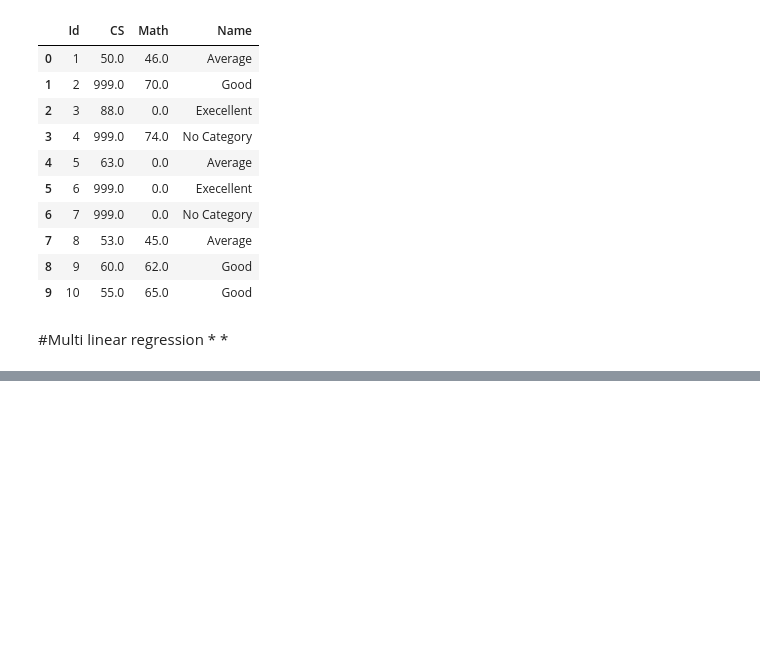
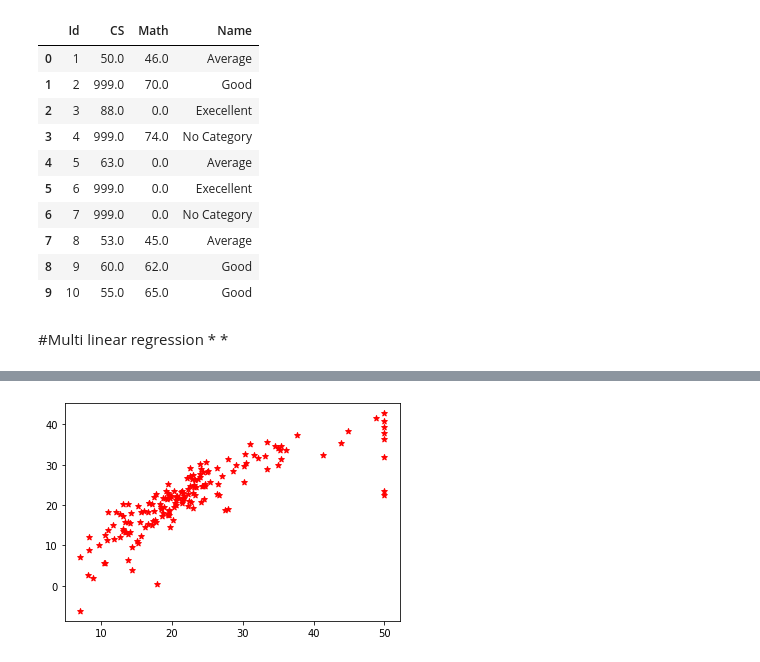
Before and after one commit to banshita209/Data-Science-and-Machine-Learning-with-Python, a Jupyter notebook: class9.ipynb, the cells around one changed output, grey strips where cells are left out. Cells and saved outputs as stored; diff of their text form; code cells hidden in the pictures; blank space fills up the shorter version.

```diff
--- a/class9.ipynb
+++ b/class9.ipynb
@@ -303,0 +508,6 @@ newdf
+# %%
+plt.scatter(y_test,y_pred_test,c='red',marker="*")
+#plt.plot(y_test,lm.predict(y_test))
+plt.show()
+# %% [output]
+[figure, added]
```
Also changed, not shown: parts of 26 cells of this notebook.
